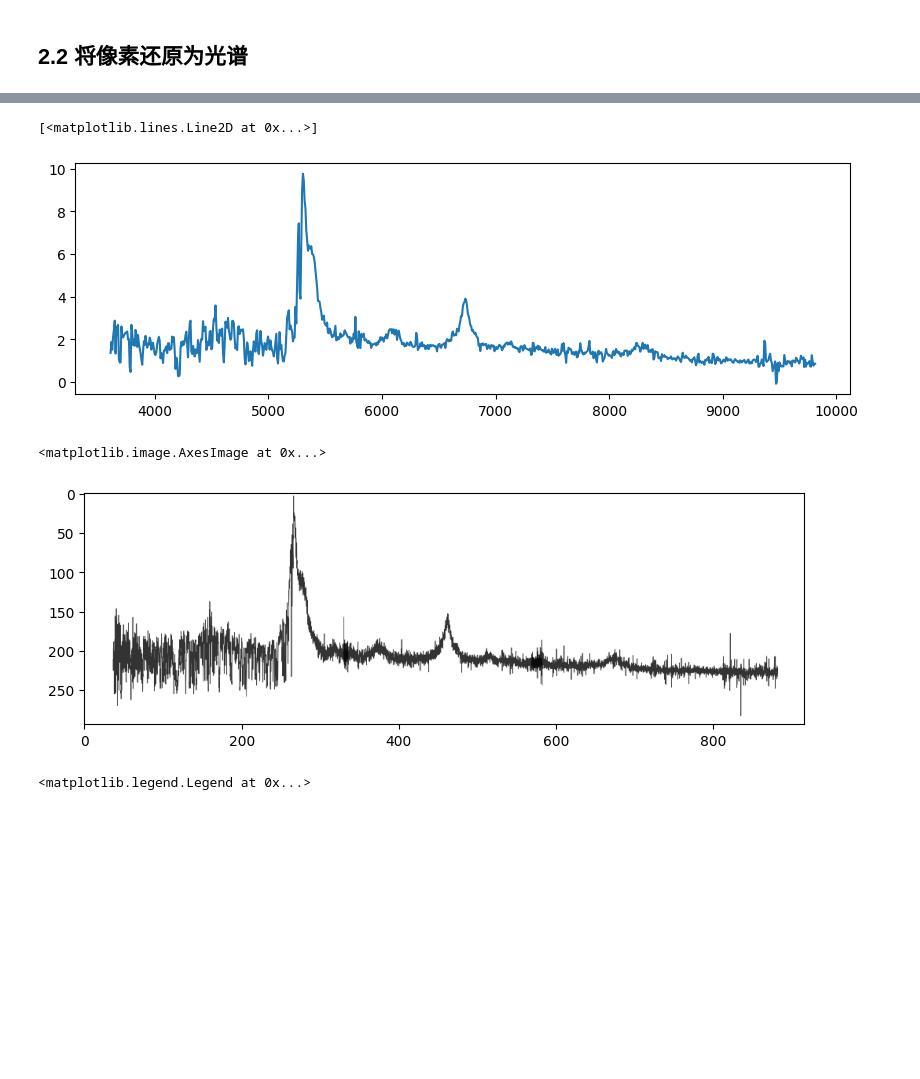
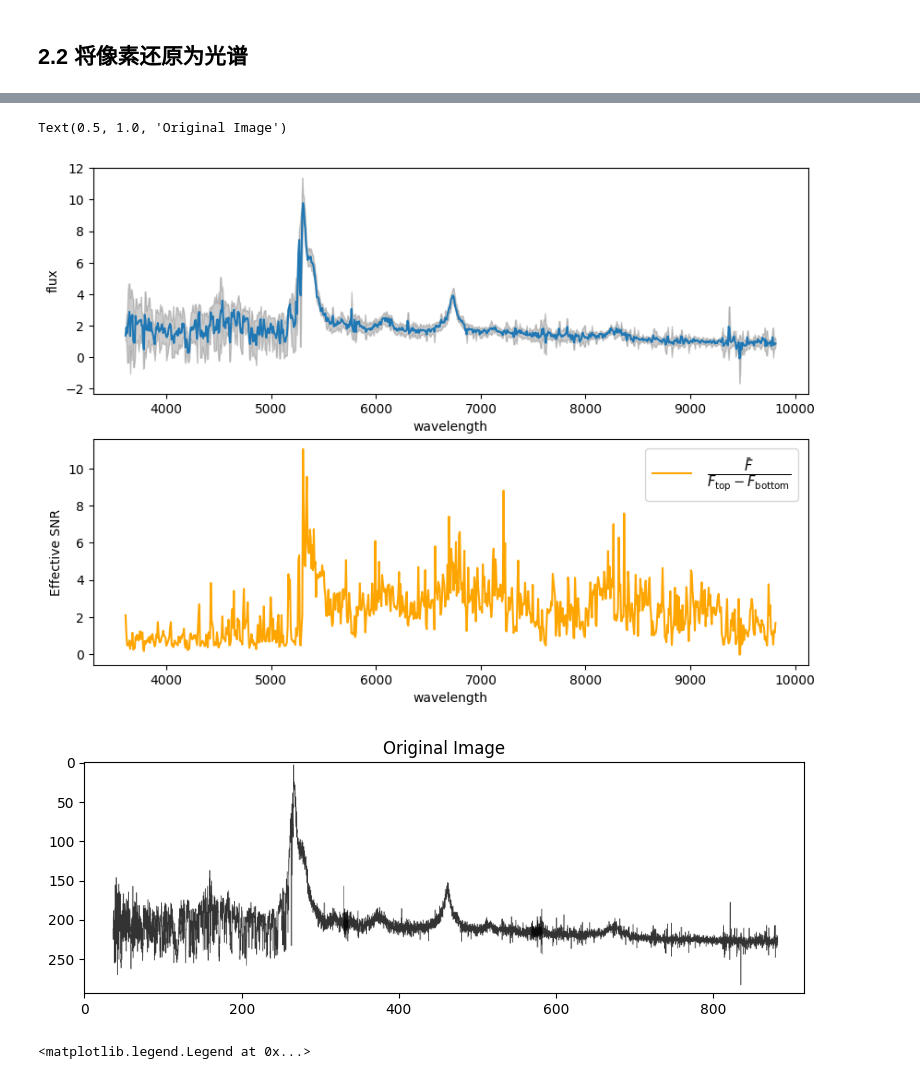
Before and after one commit to mynamesnoname/AstroAgent, a Jupyter notebook: utils/1.ipynb, the cells around one changed output, grey strips where cells are left out. Drawn from its saved outputs; the diff is of its cells as text; code cells hidden in the pictures; blank space fills up the shorter version.

```diff
--- a/utils/1.ipynb
+++ b/utils/1.ipynb
@@ -38,11 +37,23 @@ from tools import run_with_tools, convert_to_spectrum, _set_var, _get_var, _dete
 # 0. 初始化
 # %%
 os.environ["DASHSCOPE_API_KEY"] = "sk-cccc6897563544c48fda5c2d4eb34b35"
-image_path = "/home/wbc/code/agent/spec.png"
-crop_path = "/home/wbc/code/agent/utils/chart_cropped.png"
-curve_path = "/home/wbc/code/agent/utils/chart_curve.png"
 
-vis_llm = ChatTongyi(model_name="qwen-vl-max")
+root = '/home/wbc/code/llm-spectro-agent/data'
+
+type = "QSO"
+
+input_path = os.path.join(root, type, "input")
+input_name = "QSO"
+image_path = os.path.join(input_path, f"{input_name}.png")
+
+output_path = os.path.join(root, type, "output")
+if not os.path.exists(output_path):
+    os.makedirs(output_path)
+
+crop_path = os.path.join(output_path, f"{input_name}_crop.png")
+curve_path = os.path.join(output_path, f"curve.png")
+
+vis_llm = ChatTongyi(model_name="qwen-vl-max-latest")
 
 # llm = ChatTongyi(model="qwen-max-latest")
 llm = ChatTongyi(model="qwen3-max")
@@ -372,18 +383,30 @@ dict_keys(['flux', 'wavelength', 'new_wavelength', 'weighted_flux'])
-# %%
-plt.figure(figsize=(10,3))
-plt.plot(LOCAL_VARS['spectrum']['new_wavelength'], LOCAL_VARS['spectrum']['weighted_flux'])
-# %% [output]
-[<matplotlib.lines.Line2D at 0x...>]
-[figure, removed]
-# %%
-img = cv2.imread(crop_path)
-plt.figure(figsize=(10,3))
-plt.imshow(cv2.cvtColor(img, cv2.COLOR_BGR2RGB))
-
-# 信噪比 厚度
-# %% [output]
-<matplotlib.image.AxesImage at 0x...>
-[figure, removed]
+# %%
+wavelength = LOCAL_VARS['spectrum']['new_wavelength']
+flux = LOCAL_VARS['spectrum']['weighted_flux']
+flux_top = LOCAL_VARS['spectrum']['max_unresolved_flux']
+flux_bottom = LOCAL_VARS['spectrum']['min_unresolved_flux']
+effective_snr = np.array(flux)/(np.array(flux_top) - np.array(flux_bottom))
+
+fig, axs = plt.subplots(2, 1, figsize=(10, 7))
+
+axs[0].plot(wavelength, flux)
+axs[0].fill_between(wavelength, flux_top, flux_bottom, alpha=0.4, color='gray')
+axs[0].set_ylabel('flux')
+axs[0].set_xlabel('wavelength')
+
+axs[1].plot(wavelength, effective_snr, c='orange', label=r'$\frac{\bar F}{F_\mathrm{top}-F_\mathrm{bottom}}$')
+axs[1].set_ylabel('Effective SNR')
+axs[1].set_xlabel('wavelength')
+axs[1].legend(fontsize=15)  # 设置字号为12
+
+img = cv2.imread(crop_path)
+plt.figure(figsize=(10,3))
+plt.imshow(cv2.cvtColor(img, cv2.COLOR_BGR2RGB))
+plt.title('Original Image')
+# %% [output]
+Text(0.5, 1.0, 'Original Image')
+[figure, added]
+[figure, added]
 # %%
 from scipy.ndimage import gaussian_filter1d
 sigma_2 = gaussian_filter1d(LOCAL_VARS['spectrum']['weighted_flux'], sigma=2)
```
Also changed, not shown: parts of 17 cells of this notebook, 13 other files.
